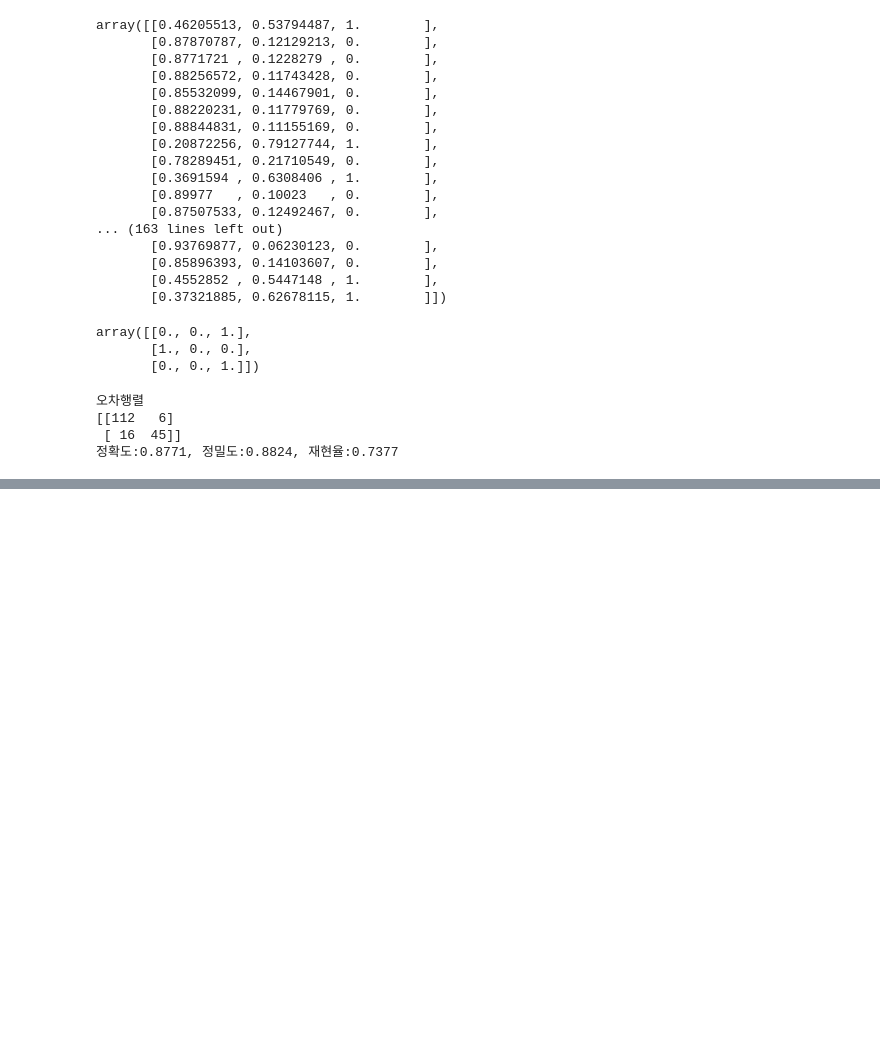
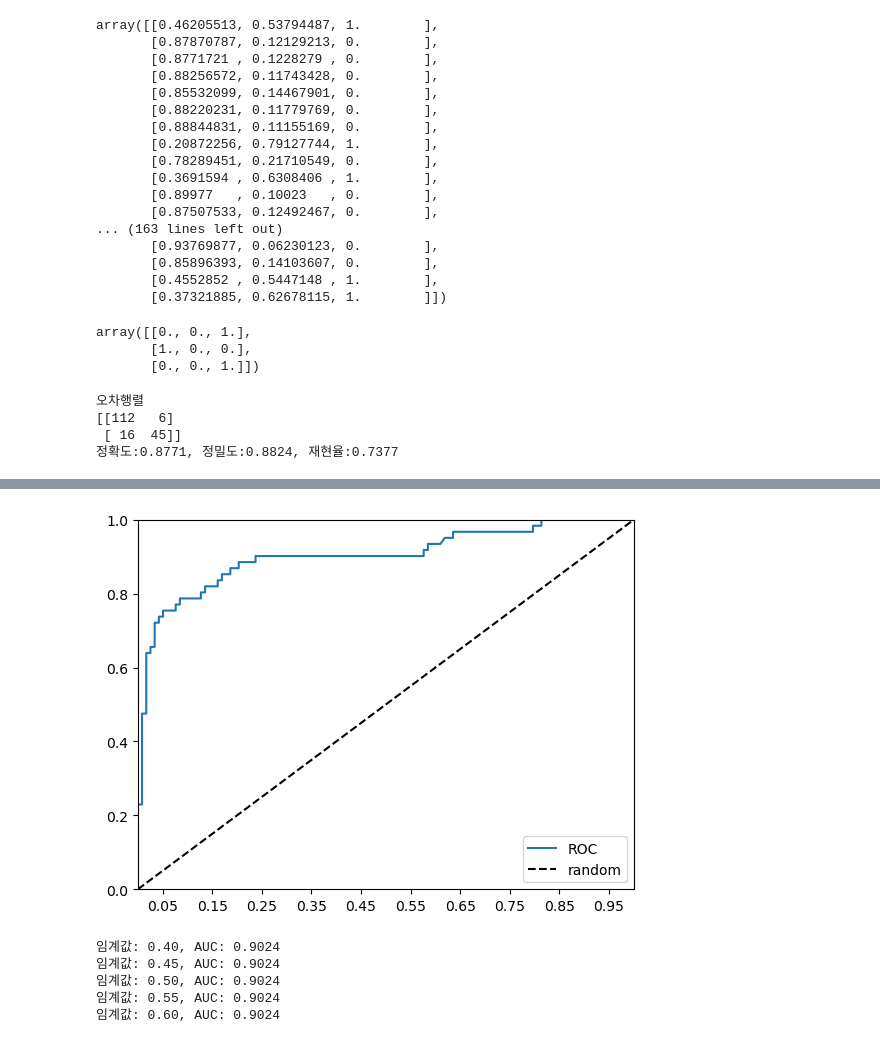
Before and after one commit to YooooSW/python_ex, a Jupyter notebook: 10_ml/ch03/01.ipynb, the cells around one changed output, grey strips where cells are left out. Drawn from its saved outputs; the diff is of its cells as text; code cells hidden in the pictures; blank space fills up the shorter version.

```diff
--- a/10_ml/ch03/01.ipynb
+++ b/10_ml/ch03/01.ipynb
@@ -165,0 +285,4 @@ get_clf_eval(y_test,pred_1)
+# %%
+thresholds = [0.4,0.45,0.5,0.55,0.6]
+pred_proba = lr_clf.predict_proba(x_test)[:,1].reshape(-1,1) # reshape안해주면에러뜸
+get_eval_by_threshold(y_test,pred_proba,thresholds)
@@ -165,0 +329,15 @@ get_clf_eval(y_test,pred_1)
+# %%
+def roc_curve_plot(y_test,pred_proba):
+    fprs,tprs,thresholds = roc_curve(y_test,pred_proba)
+    plt.plot(fprs,tprs,label='ROC')
+    plt.plot([0,1],[0,1],'k--',label='random')
+    start,end = plt.xlim()
+    plt.xticks(np.round( np.arange(start,end,0.1), 2))
+    plt.xlim(0,1)
+    plt.ylim(0,1)
+    plt.legend()
+    plt.show()
+
+roc_curve_plot(y_test,pred_proba)
+# %% [output]
+[figure, added]
@@ -165,0 +381,10 @@ get_clf_eval(y_test,pred_1)
+# %%
+thresholds = [0.4,0.45,0.5,0.55,0.6]
+pred_proba = lr_clf.predict_proba(x_test)[:,1].reshape(-1,1) # reshape안해주면에러뜸
+get_eval_by_threshold(y_test,pred_proba,thresholds)
+# %% [output]
+임계값: 0.40, AUC: 0.9024
+임계값: 0.45, AUC: 0.9024
+임계값: 0.50, AUC: 0.9024
+임계값: 0.55, AUC: 0.9024
+임계값: 0.60, AUC: 0.9024
```
Also changed, not shown: parts of 23 cells of this notebook, 3 other files.
